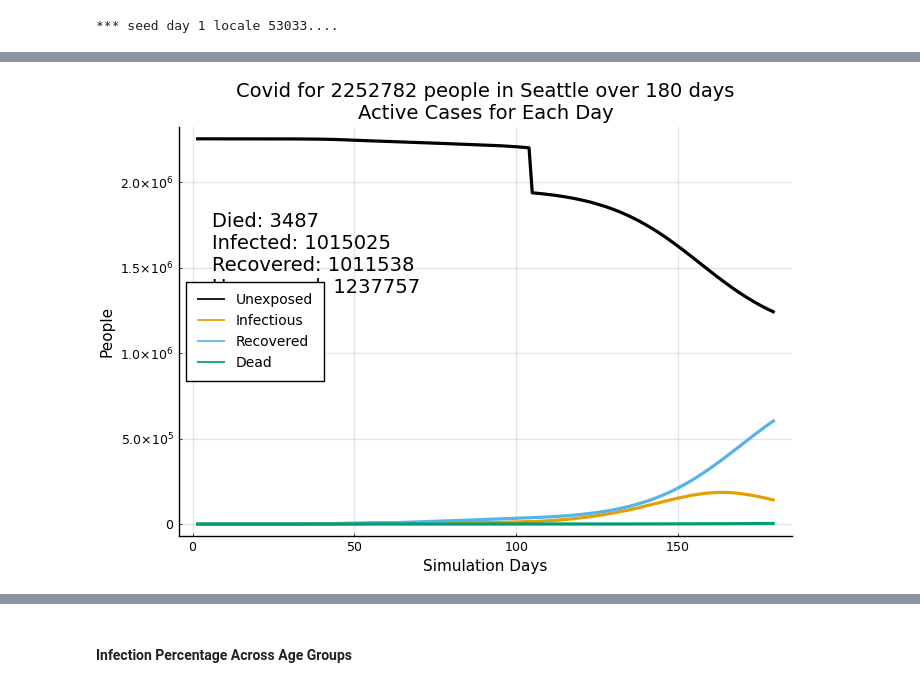
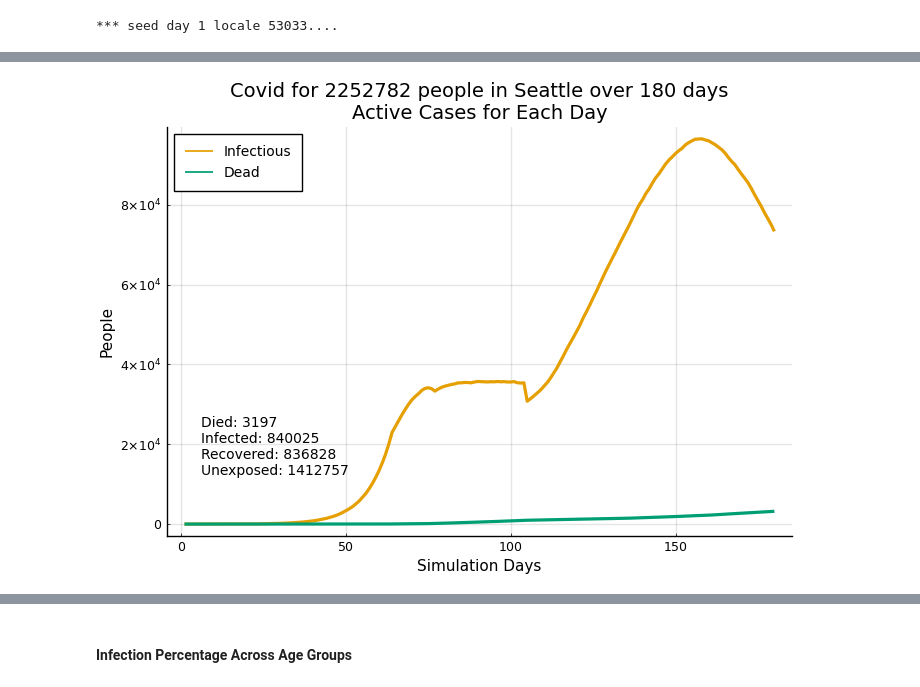
Before and after one commit to lewisl/CovidSim, a Jupyter notebook: notebooks/category_plots-group.ipynb, the cells around one changed output, grey strips where cells are left out. Saved outputs shown, nothing was run; the diff lists cells and outputs as text; code cells hidden in the pictures.

```diff
--- a/notebooks/category_plots-group.ipynb
+++ b/notebooks/category_plots-group.ipynb
@@ -228,5 +226,5 @@ annotate!((6,half_yscale,Plots.text("Burden: $maxsevere", 10, :left)))
 # %% [markdown]
 ## Strong Social Distancing
 # %%
-str_50 = sd_gen(start=50, comply=.8, cf=(.2,1.2), tf=(.18,.41))
+str_65 = sd_gen(start=65, comply=.8, cf=(.2,1.25), tf=(.18,.41))
 # %% [output]
@@ -234,3 +232,3 @@ Spreadcase(50, (0.2, 1.2), (0.18, 0.41), 0.8)
 # %%
-open_more = sd_gen(start=95, cf=(.5,1.55), tf=(.25,.55),comply=1.0)
+open_more = sd_gen(start=105, cf=(.5,1.50), tf=(.18,.53),comply=1.0)
 # %% [output]
@@ -251,7 +247,7 @@ cumplot(series,seattle,geo=alldict["geo"])
 ## Strong Social Distancing followed by Opening Up
 # %%
 alldict, env, series = run_a_sim(180, seattle, showr0=false, silent=true,
-        spreadcases=[str_50, open_more],
+        spreadcases=[str_65, open_more],
         runcases=[seed_1_6]);
 # %% [output]
 *** seed day 1 locale 53033....
@@ -304,10 +306,10 @@ end
 isolate_vulnerable (generic function with 2 methods)
 # %%
 alldict, env, series = run_a_sim(180, seattle, showr0=false, silent=true,
-        spreadcases=[str_50, open_more],
+        spreadcases=[str_65, open_more],
         runcases=[seed_1_6, isolate_vulnerable]);
 # %% [output]
 *** seed day 1 locale 53033....
 # %%
-cumplot(series,seattle,geo=alldict["geo"])
+cumplot(series,seattle,geo=alldict["geo"], [infectious, dead])
 # %% [output]
@@ -316 +316 @@ cumplot(series,seattle,geo=alldict["geo"])
-[figure, old version]
+[figure, new version]
```
Also changed, not shown: parts of 37 cells of this notebook, 7 other files.
